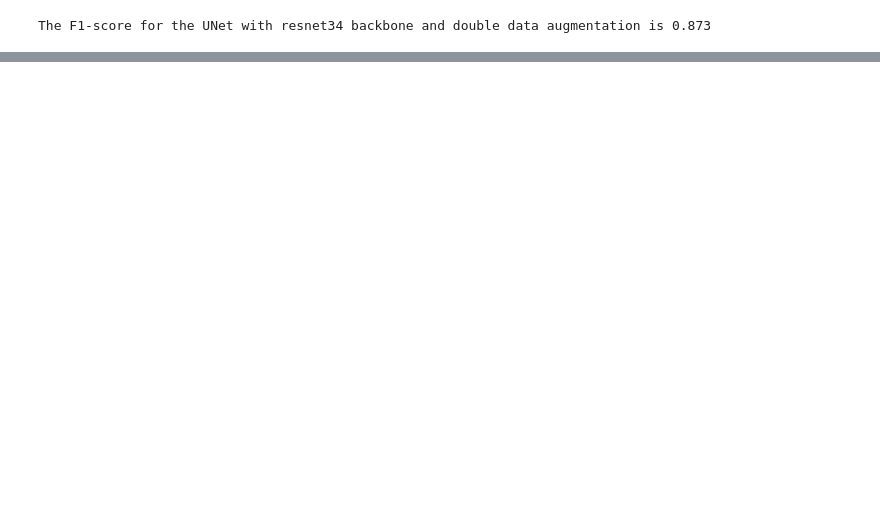
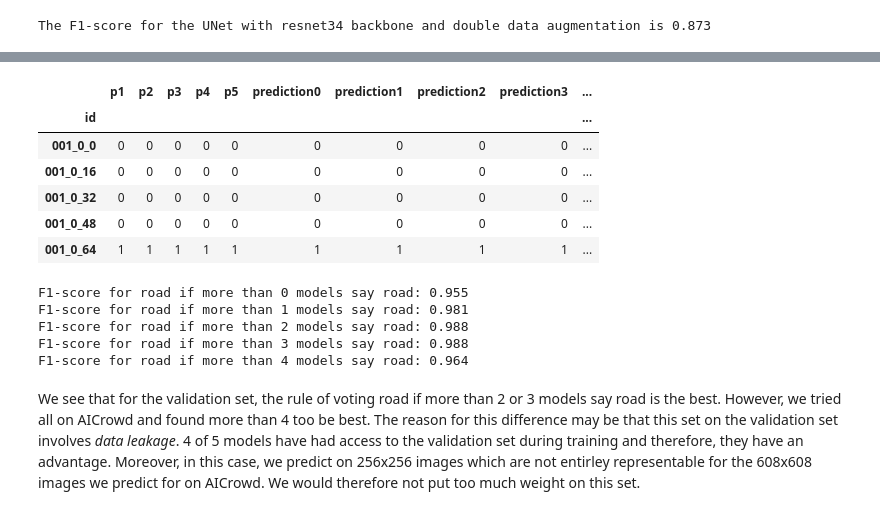
Before and after one commit to CS-433/ml-project-2-vikings_ml, a Jupyter notebook: story.ipynb, the cells around one changed output, grey strips where cells are left out. Drawn from its saved outputs; the diff is of its cells as text; code cells hidden in the pictures; blank space fills up the shorter version.

```diff
--- a/story.ipynb
+++ b/story.ipynb
@@ -724,0 +802,56 @@ The F1-score for the UNet with resnet34 backbone and double data augmentation is
+# %%
+X1 = 'predictions/m1_pred_val.csv'
+X2 = 'predictions/m2_pred_val.csv'
+X3 = 'predictions/m3_pred_val.csv'
+X4 = 'predictions/m4_pred_val.csv'
+X5 = 'predictions/m5_pred_val.csv'
+# %%
+df1 = pd.read_csv(X1)
+df1 = df1.set_index(['id'])
+df1 = df1.rename({'prediction': 'p1'}, axis=1)
+
+df2 = pd.read_csv(X2)
+df2 = df2.set_index(['id'])
+df2 = df2.rename({'prediction': 'p2'}, axis=1)
+
+df3 = pd.read_csv(X3)
+df3 = df3.set_index(['id'])
+df3 = df3.rename({'prediction': 'p3'}, axis=1)
+
+df4 = pd.read_csv(X4)
+df4 = df4.set_index(['id'])
+df4 = df4.rename({'prediction': 'p4'}, axis=1)
+
+df5 = pd.read_csv(X5)
+df5 = df5.set_index(['id'])
+df5 = df5.rename({'prediction': 'p5'}, axis=1)
+
+# Dataframe containing the prediction of all models for each patch
+df = pd.concat([df1, df2, df3, df4, df5], axis=1)
+df_new = df.copy()
+# Generating predictions, predicting road if all models predict road
+for i in range(0,5):
+    df_new['prediction%d'%i] = df.apply(lambda x: 1 if np.sum(x) > i else 0, axis=1)
+# %%
+df_new.head()
+# %% [output]
+|  | p1 | p2 | p3 | p4 | p5 | prediction0 | prediction1 | prediction2 | prediction3 | ... |
+| id |  |  |  |  |  |  |  |  |  | ... |
+| 001_0_0 | 0 | 0 | 0 | 0 | 0 | 0 | 0 | 0 | 0 | ... |
+| 001_0_16 | 0 | 0 | 0 | 0 | 0 | 0 | 0 | 0 | 0 | ... |
+| 001_0_32 | 0 | 0 | 0 | 0 | 0 | 0 | 0 | 0 | 0 | ... |
+| 001_0_48 | 0 | 0 | 0 | 0 | 0 | 0 | 0 | 0 | 0 | ... |
+| 001_0_64 | 1 | 1 | 1 | 1 | 1 | 1 | 1 | 1 | 1 | ... |
+# %%
+f1_scores = [f1_score(df_new['prediction%d'%i], gts) for i in range(0,5)]
+
+for i in range(len(f1_scores)):
+    print('F1-score for road if more than %d models say road: %.3f'%(i, f1_scores[i]))
+# %% [output]
+F1-score for road if more than 0 models say road: 0.955
+F1-score for road if more than 1 models say road: 0.981
+F1-score for road if more than 2 models say road: 0.988
+F1-score for road if more than 3 models say road: 0.988
+F1-score for road if more than 4 models say road: 0.964
+# %% [markdown]
+We see that for the validation set, the rule of voting road if more than 2 or 3 models say road is the best. However, we tried all on AICrowd and found more than 4 too be best. The reason for this difference may be that this set on the validation set involves _data leakage_. 4 of 5 models have had access to the validation set during training and therefore, they have an advantage. Moreover, in this case, we predict on 256x256 images which are not entirley representable for the 608x608 images we predict for on AICrowd. We would therefore not put too much weight on this set.
```
Also changed, not shown: parts of 5 cells of this notebook, 2 other files.
